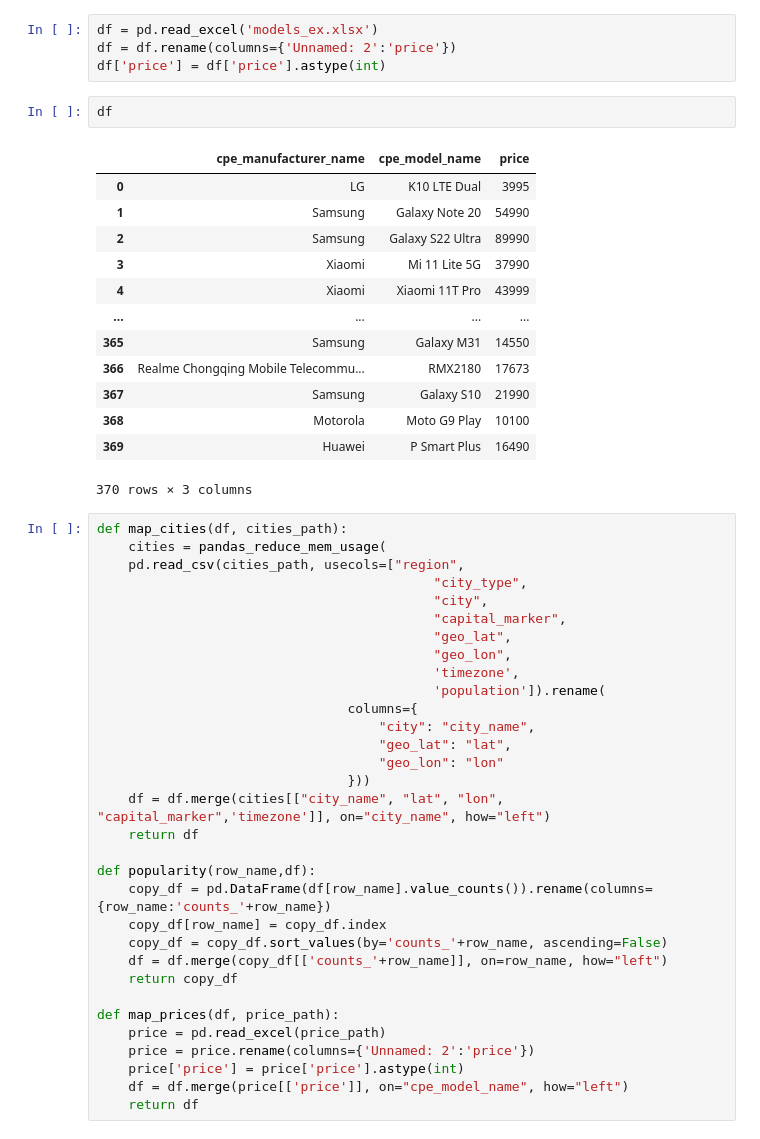
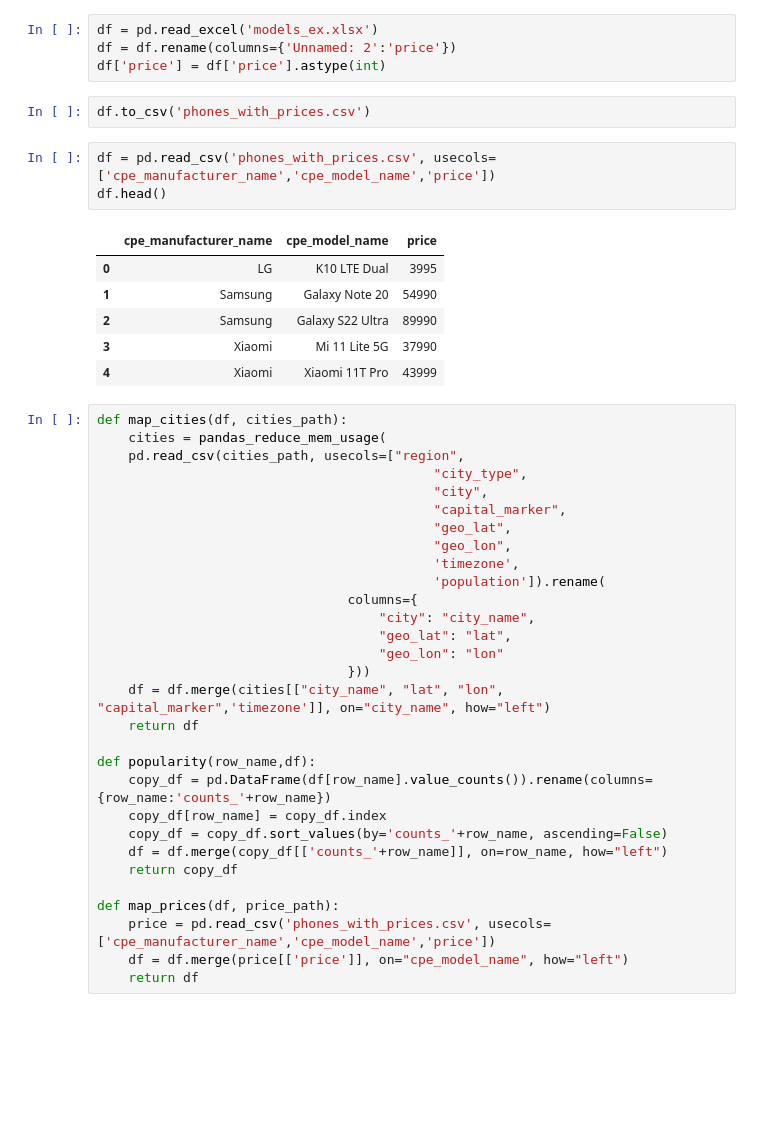
Before and after one commit to shockless/mts-ml-cup, a Jupyter notebook: EDA.ipynb, the cells around one changed output. Cells and saved outputs as stored; diff of their text form; blank space fills up the shorter version.

Commit message:
- phones_with_prices.csv

```diff
--- a/EDA.ipynb
+++ b/EDA.ipynb
@@ -137,21 +128,17 @@ df = pd.read_excel('models_ex.xlsx')
 df = df.rename(columns={'Unnamed: 2':'price'})
 df['price'] = df['price'].astype(int)
 # %%
-df
+df.to_csv('phones_with_prices.csv')
-# %% [output]
-|  | cpe_manufacturer_name | cpe_model_name | price |
-| 0 | LG | K10 LTE Dual | 3995 |
-| 1 | Samsung | Galaxy Note 20 | 54990 |
-| 2 | Samsung | Galaxy S22 Ultra | 89990 |
-| 3 | Xiaomi | Mi 11 Lite 5G | 37990 |
-| 4 | Xiaomi | Xiaomi 11T Pro | 43999 |
-| ... | ... | ... | ... |
-| 365 | Samsung | Galaxy M31 | 14550 |
-| 366 | Realme Chongqing Mobile Telecommu... | RMX2180 | 17673 |
-| 367 | Samsung | Galaxy S10 | 21990 |
-| 368 | Motorola | Moto G9 Play | 10100 |
-| 369 | Huawei | P Smart Plus | 16490 |
-370 rows × 3 columns
+# %%
+df = pd.read_csv('phones_with_prices.csv', usecols=['cpe_manufacturer_name','cpe_model_name','price'])
+df.head()
+# %% [output]
+|  | cpe_manufacturer_name | cpe_model_name | price |
+| 0 | LG | K10 LTE Dual | 3995 |
+| 1 | Samsung | Galaxy Note 20 | 54990 |
+| 2 | Samsung | Galaxy S22 Ultra | 89990 |
+| 3 | Xiaomi | Mi 11 Lite 5G | 37990 |
+| 4 | Xiaomi | Xiaomi 11T Pro | 43999 |
 # %%
 def map_cities(df, cities_path):
     cities = pandas_reduce_mem_usage(
@@ -179,8 +166,6 @@ def popularity(row_name,df):
     return copy_df
 
 def map_prices(df, price_path):
-    price = pd.read_excel(price_path)
-    price = price.rename(columns={'Unnamed: 2':'price'})
-    price['price'] = price['price'].astype(int)
+    price = pd.read_csv('phones_with_prices.csv', usecols=['cpe_manufacturer_name','cpe_model_name','price'])
     df = df.merge(price[['price']], on="cpe_model_name", how="left")
     return df
```
Also changed, not shown: parts of 10 cells of this notebook, 2 other files.
